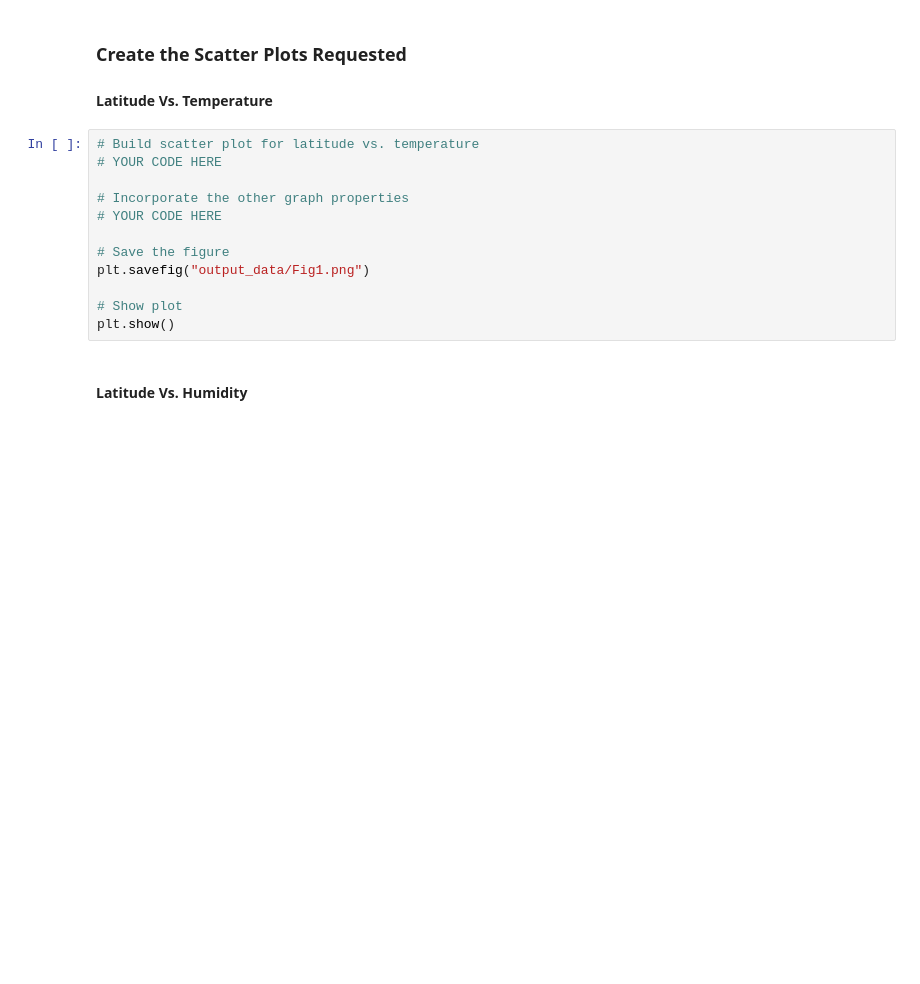
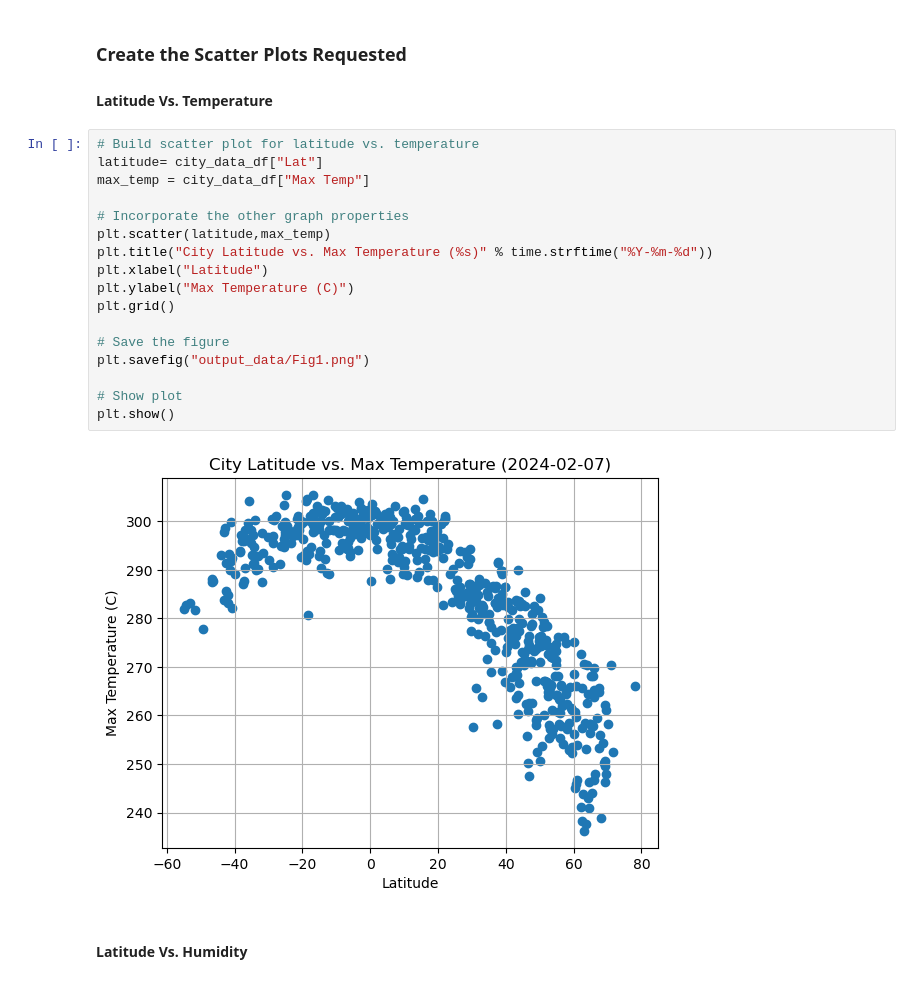
Before and after one commit to kaypea87/python-api-challenge, a Jupyter notebook: main_WeatherPy.ipynb, the cells around one changed output. Drawn from its saved outputs; the diff is of its cells as text; blank space fills up the shorter version.

```diff
--- a/main_WeatherPy.ipynb
+++ b/main_WeatherPy.ipynb
@@ -209,16 +185,23 @@ city_data_df.head()
 #### Latitude Vs. Temperature
 # %%
 # Build scatter plot for latitude vs. temperature
-# YOUR CODE HERE
+latitude= city_data_df["Lat"]
+max_temp = city_data_df["Max Temp"]
 
 # Incorporate the other graph properties
-# YOUR CODE HERE
+plt.scatter(latitude,max_temp)
+plt.title("City Latitude vs. Max Temperature (%s)" % time.strftime("%Y-%m-%d"))
+plt.xlabel("Latitude")
+plt.ylabel("Max Temperature (C)")
+plt.grid()
 
 # Save the figure
 plt.savefig("output_data/Fig1.png")
 
 # Show plot
 plt.show()
+# %% [output]
+[figure, added]
 # %% [markdown]
 #### Latitude Vs. Humidity
 # %%
```
Also changed, not shown: parts of 40 cells of this notebook, 6 other files.
